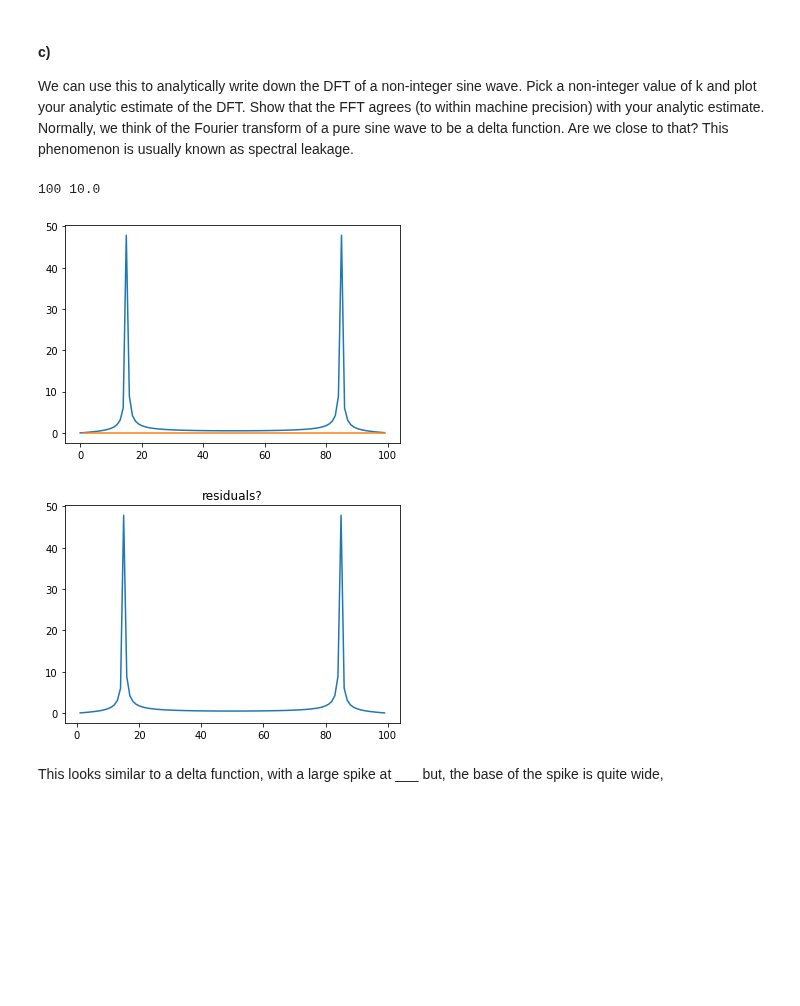
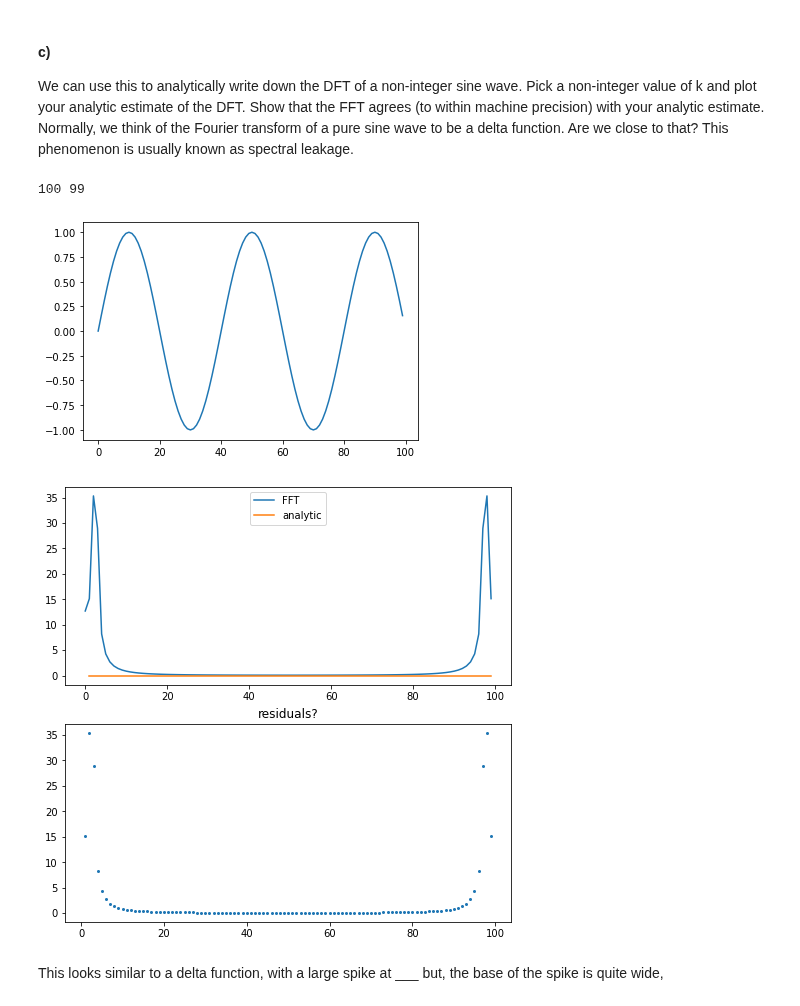
Before and after one commit to eklem1/Phys512_EK, a Jupyter notebook: PS4/PS4.ipynb, the cells around one changed output. Cells and saved outputs as stored; diff of their text form; code cells hidden in the pictures; blank space fills up the shorter version.

Commit message:
did some thing for last question, doesn't seem quite right but looks close?

```diff
--- a/PS4/PS4.ipynb
+++ b/PS4/PS4.ipynb
@@ -173,48 +173,70 @@ for k in np.linspace(10, 1e-14, 50):
 # %%
-N = 5
-for k in np.linspace(1, 100, dtype='int'):
-    if k%N == 0:
-        print("Multiple: {}".format(k))
-#     print("{:e}".format(limit(N, k)))
-    print((np.cos(2*np.pi*k), np.sin(2*np.pi*k)), (np.cos(2*np.pi*k/N), np.sin(2*np.pi*k/N)))
-#well not quite zero, but that's probably a rounding thing
+# N = 5
+# for k in np.linspace(1, 100, dtype='int'):
+#     if k%N == 0:
+#         print("Multiple: {}".format(k))
+# #     print("{:e}".format(limit(N, k)))
+#     print((np.cos(2*np.pi*k), np.sin(2*np.pi*k)), (np.cos(2*np.pi*k/N), np.sin(2*np.pi*k/N)))
+# #well not quite zero, but that's probably a rounding thing
 # %% [markdown]
 #### c)
 We can use this to analytically write down the DFT of a non-integer sine wave. Pick a non-integer value of k and plot your analytic estimate of the DFT. Show that the FFT agrees (to within machine precision) with your analytic estimate. Normally, we think of the Fourier transform of a pure sine wave to be a delta function. Are we close to that? This phenomenon is usually known as spectral leakage.
 # %%
-def analyticSinFT(sinA, ak, N):
-#     N = len(sinA)
-    N=x.size
+# def analyticSinFT(sinA, ak, N):
+# #     N = len(sinA)
+# #     N=x.size
+#     kVals=np.arange(N)
+#     coeff = np.array([limit(N, k) for k in kVals])
+# #     print(sum(sinA))
+#     summed = []
+#     for i, x_i in enumerate(x):
+#         summed.append(coeff[i] * sum(np.sin(kVals[i]*x)) )
+#     return np.array(summed), kVals
+
+def analyticSinFT(sinA, x, N):
     kVals=np.arange(N)
+#     print(kVals[-1])
     coeff = np.array([limit(N, k) for k in kVals])
-    return coeff *sum(sinA)
+#     print(coeff)
+    summed = []
+    for i, x_i in enumerate(x):
+#         print(i, x_i)
+        summed.append(coeff[i] * sinA[i])
+    return np.array(summed), kVals
 
-
-x = np.linspace(0, 10, 100)
-k = 1.5
-sinArr = np.sin(2*np.pi*k*x)
+N = 100
+# x = np.linspace(0, 1, N)
+x = np.arange(N)
+k = 2.5
+sinArr = np.sin(2*np.pi*k*x/N)
+# sinArr = np.sin(k*x)
 
 
 print(len(x), max(x))
 
 sinArrDFT = np.fft.fft(sinArr)
-sinArrAn = analyticSinFT(sinArr, k, len(x))
+sinArrAn, k = analyticSinFT(sinArr, x, len(x))
 # print(sinArrAn)
-# plt.plot(x, sinArr)
+
+plt.plot(x, sinArr)
+plt.show()
+
+fig, ax = plt.subplots(2, 1, figsize=(8,8))
 
 # plt.axvline(k)
-plt.plot(abs(sinArrDFT))
-plt.plot(abs(sinArrAn))
-plt.show()
+# plt.axvline(1, ls=":", color="grey")
+ax[0].plot(k, abs(sinArrDFT), label="FFT")
+ax[0].plot(k, abs(sinArrAn), label="analytic")
+ax[0].legend()
 
 #not good
-plt.title("residuals?")
-plt.plot(abs(sinArrDFT - sinArrAn))
-plt.show()
+ax[1].set_title("residuals?")
+ax[1].plot(k, abs(sinArrDFT - sinArrAn), ls="", marker=".", markersize=4)
+fig.show()
 # %% [output]
-100 10.0
+100 99
-[figure, old version]
+[figure, new version]
-[figure, old version]
+[figure, new version]
 # %% [markdown]
 This looks similar to a delta function, with a large spike at ___ but, the base of the spike is quite wide,
 # %% [markdown]
```
Also changed, not shown: parts of 9 cells of this notebook.
